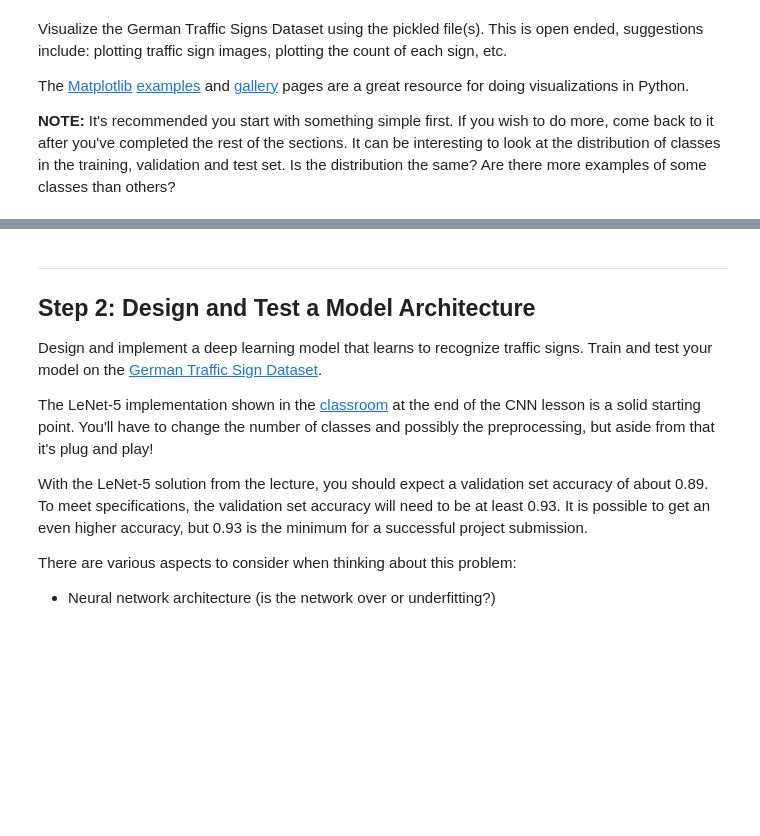
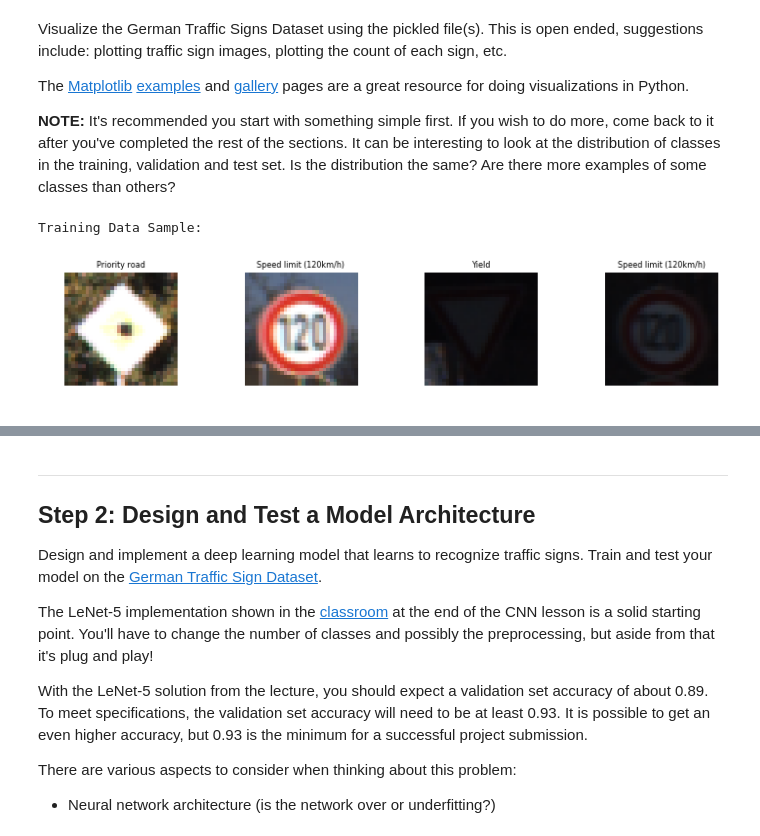
Before and after one commit to liangyd/CarND-Traffic-Sign-Classifier-Project, a Jupyter notebook: Traffic_Sign_Classifier.ipynb, the cells around one changed output, grey strips where cells are left out. Drawn from its saved outputs; the diff is of its cells as text; code cells hidden in the pictures; blank space fills up the shorter version.

```diff
--- a/Traffic_Sign_Classifier.ipynb
+++ b/Traffic_Sign_Classifier.ipynb
@@ -98,0 +93,23 @@ import matplotlib.pyplot as plt
+# %%
+### Data exploration visualization code goes here.
+### Feel free to use as many code cells as needed.
+import matplotlib.pyplot as plt
+# Visualizations will be shown in the notebook.
+%matplotlib inline
+# read the sign name from the signnames.csv
+signnames=pd.read_csv('signnames.csv', sep=',',header=None)
+
+# show 4 images randomly from training dataset
+fig, axs = plt.subplots(1,4, figsize=(12, 3))
+fig.subplots_adjust(wspace=0.6)
+print('Training Data Sample:')
+for i in range(4):
+    index = np.random.randint(0, n_train)
+    image = X_train[index].squeeze()
+    axs[i].axis('off')
+    axs[i].imshow(image)
+    name=signnames[1][y_train[index]+1]
+    axs[i].set_title(name, fontsize=8)
+# %% [output]
+Training Data Sample:
+[figure, added]
```
Also changed, not shown: parts of 12 cells of this notebook, 4 other files.
